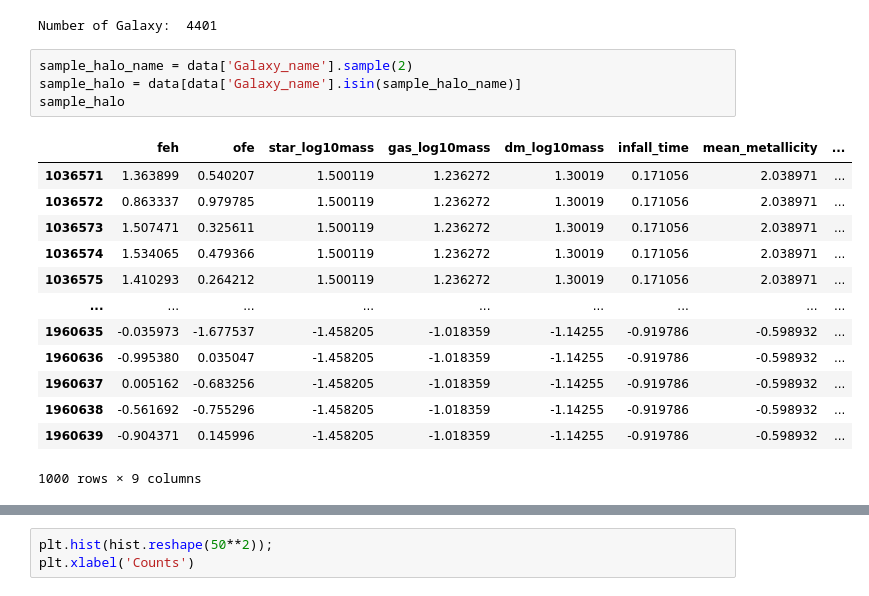
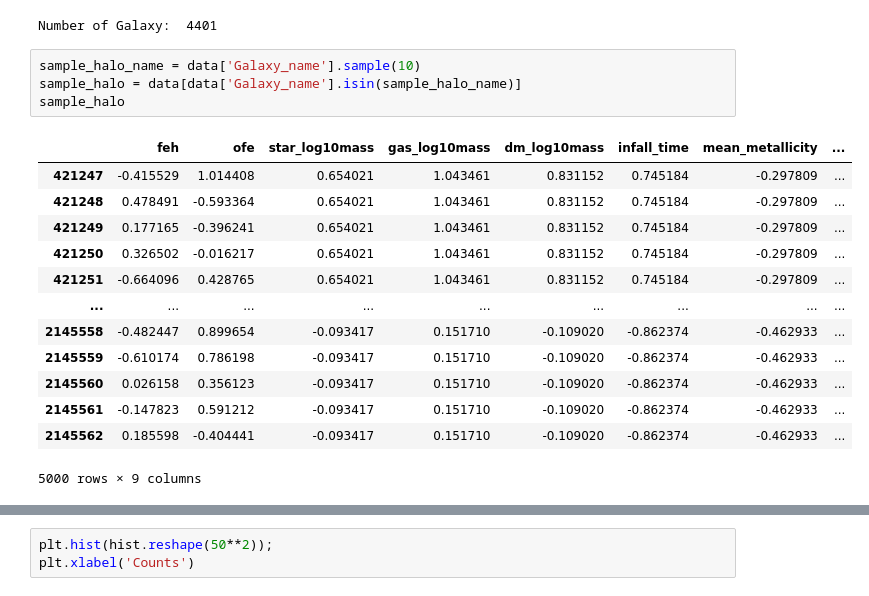
Before and after one commit to vepe99/CASBI, a Jupyter notebook: notebooks/generate_halo.ipynb, the cells around one changed output, grey strips where cells are left out. Saved outputs shown, nothing was run; the diff lists cells and outputs as text.

```diff
--- a/notebooks/generate_halo.ipynb
+++ b/notebooks/generate_halo.ipynb
@@ -21,23 +21,23 @@ print('Number of Galaxy: ',len(data['Galaxy_name'].unique()))
 # %% [output]
 Number of Galaxy:  4401
 # %%
-sample_halo_name = data['Galaxy_name'].sample(2)
+sample_halo_name = data['Galaxy_name'].sample(10)
 sample_halo = data[data['Galaxy_name'].isin(sample_halo_name)]
 sample_halo
 # %% [output]
 |  | feh | ofe | star_log10mass | gas_log10mass | dm_log10mass | infall_time | mean_metallicity | ... |
-| 1036571 | 1.363899 | 0.540207 | 1.500119 | 1.236272 | 1.30019 | 0.171056 | 2.038971 | ... |
-| 1036572 | 0.863337 | 0.979785 | 1.500119 | 1.236272 | 1.30019 | 0.171056 | 2.038971 | ... |
-| 1036573 | 1.507471 | 0.325611 | 1.500119 | 1.236272 | 1.30019 | 0.171056 | 2.038971 | ... |
-| 1036574 | 1.534065 | 0.479366 | 1.500119 | 1.236272 | 1.30019 | 0.171056 | 2.038971 | ... |
-| 1036575 | 1.410293 | 0.264212 | 1.500119 | 1.236272 | 1.30019 | 0.171056 | 2.038971 | ... |
+| 421247 | -0.415529 | 1.014408 | 0.654021 | 1.043461 | 0.831152 | 0.745184 | -0.297809 | ... |
+| 421248 | 0.478491 | -0.593364 | 0.654021 | 1.043461 | 0.831152 | 0.745184 | -0.297809 | ... |
+| 421249 | 0.177165 | -0.396241 | 0.654021 | 1.043461 | 0.831152 | 0.745184 | -0.297809 | ... |
+| 421250 | 0.326502 | -0.016217 | 0.654021 | 1.043461 | 0.831152 | 0.745184 | -0.297809 | ... |
+| 421251 | -0.664096 | 0.428765 | 0.654021 | 1.043461 | 0.831152 | 0.745184 | -0.297809 | ... |
 | ... | ... | ... | ... | ... | ... | ... | ... | ... |
-| 1960635 | -0.035973 | -1.677537 | -1.458205 | -1.018359 | -1.14255 | -0.919786 | -0.598932 | ... |
-| 1960636 | -0.995380 | 0.035047 | -1.458205 | -1.018359 | -1.14255 | -0.919786 | -0.598932 | ... |
-| 1960637 | 0.005162 | -0.683256 | -1.458205 | -1.018359 | -1.14255 | -0.919786 | -0.598932 | ... |
-| 1960638 | -0.561692 | -0.755296 | -1.458205 | -1.018359 | -1.14255 | -0.919786 | -0.598932 | ... |
-| 1960639 | -0.904371 | 0.145996 | -1.458205 | -1.018359 | -1.14255 | -0.919786 | -0.598932 | ... |
+| 2145558 | -0.482447 | 0.899654 | -0.093417 | 0.151710 | -0.109020 | -0.862374 | -0.462933 | ... |
+| 2145559 | -0.610174 | 0.786198 | -0.093417 | 0.151710 | -0.109020 | -0.862374 | -0.462933 | ... |
+| 2145560 | 0.026158 | 0.356123 | -0.093417 | 0.151710 | -0.109020 | -0.862374 | -0.462933 | ... |
+| 2145561 | -0.147823 | 0.591212 | -0.093417 | 0.151710 | -0.109020 | -0.862374 | -0.462933 | ... |
+| 2145562 | 0.185598 | -0.404441 | -0.093417 | 0.151710 | -0.109020 | -0.862374 | -0.462933 | ... |
-1000 rows × 9 columns
+5000 rows × 9 columns
 # %%
 def plot_halo(df_halo:pd.DataFrame, data:pd.DataFrame):
     """
```
Also changed, not shown: parts of 2 cells of this notebook, 1 other file.
